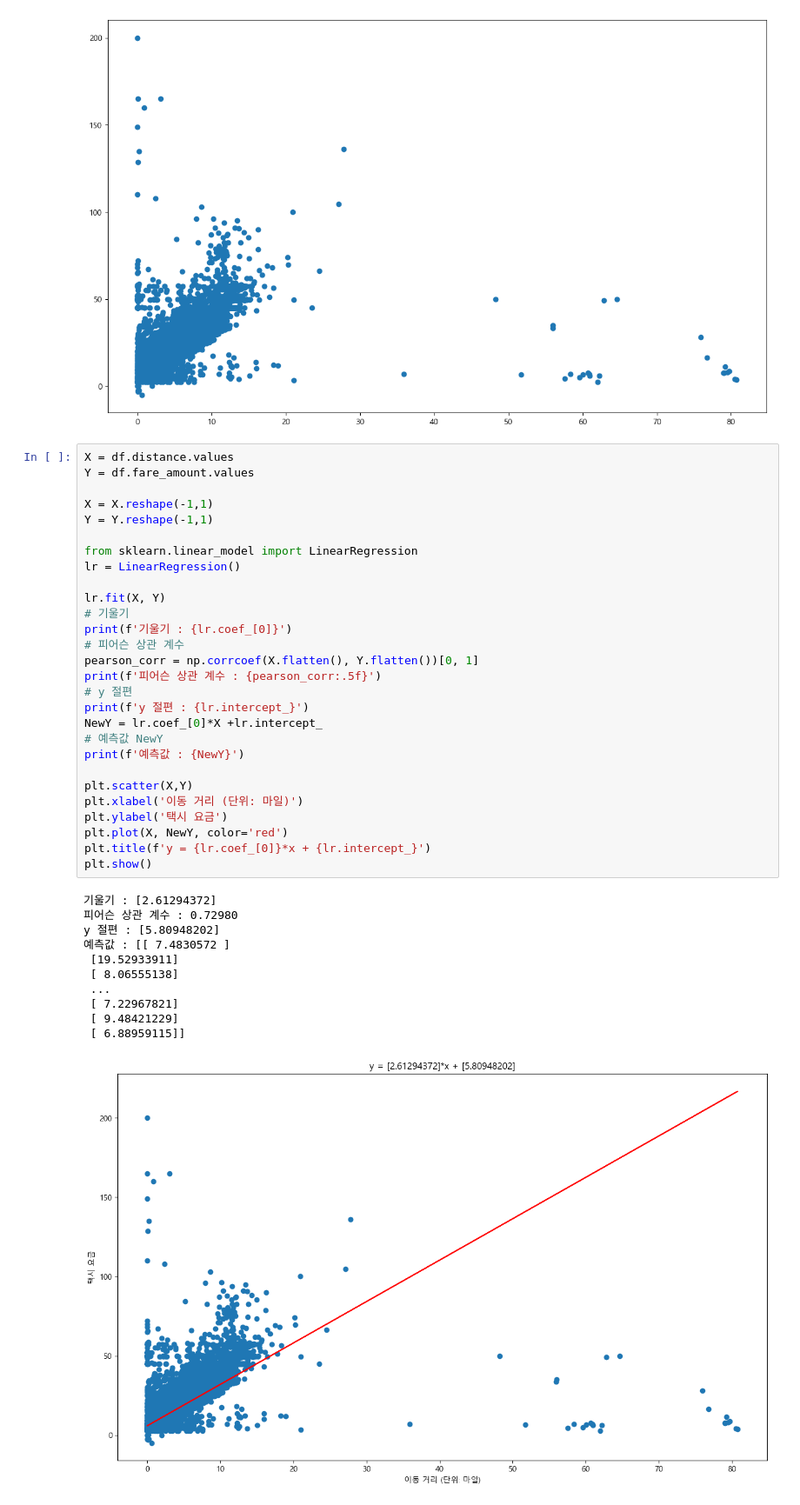
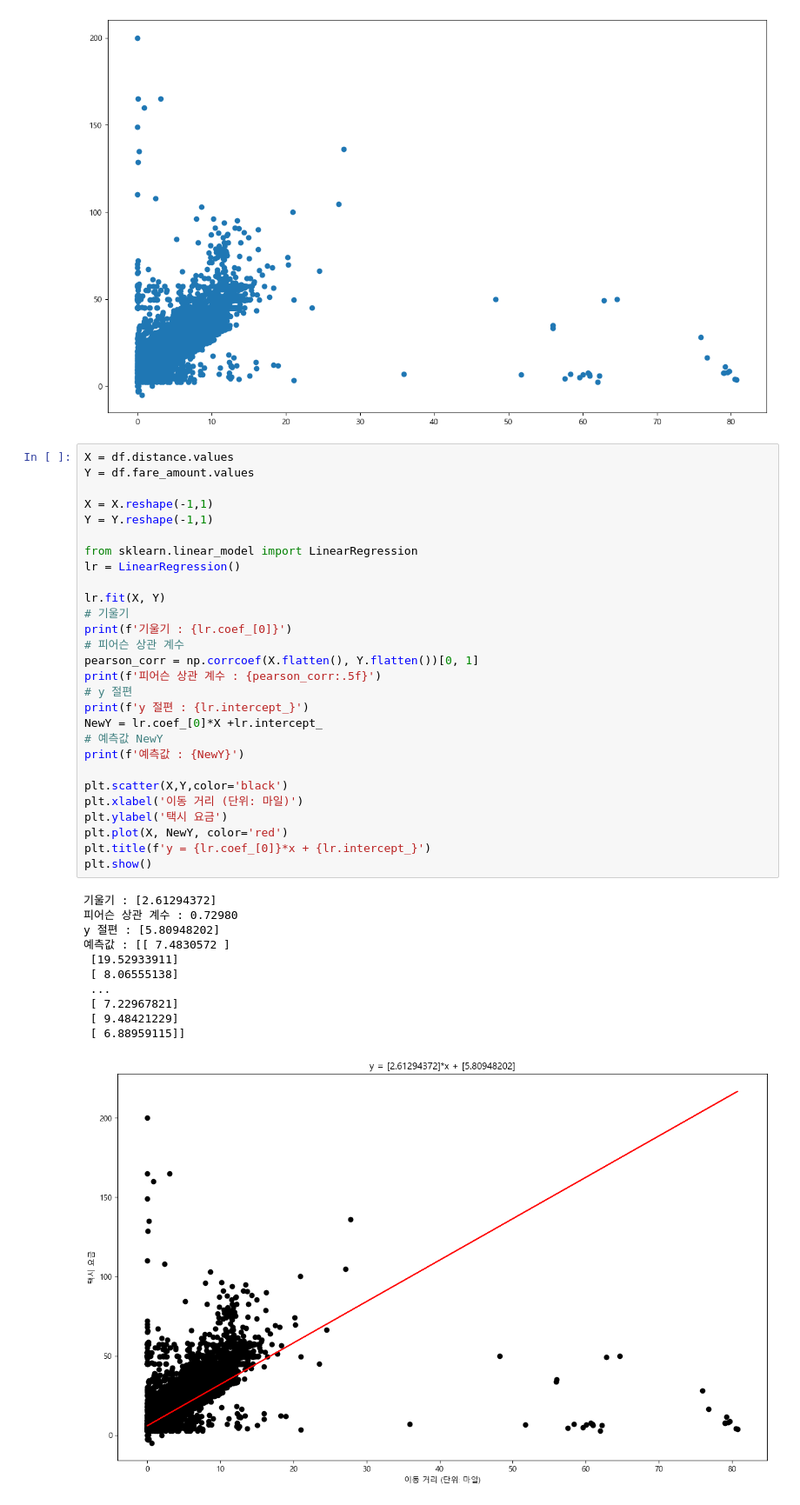
Before and after one commit to youngbeom9/healthcare_bigdata_pratice, a Jupyter notebook: new_york_taxi.ipynb, the cells around one changed output. Shown: that part at 87% size. Drawn from its saved outputs; the diff is of its cells as text.

```diff
--- a/new_york_taxi.ipynb
+++ b/new_york_taxi.ipynb
@@ -75,35 +75,35 @@ from sklearn.linear_model import LinearRegression
 lr = LinearRegression()
 
 lr.fit(X, Y)
 # 기울기
 print(f'기울기 : {lr.coef_[0]}')
 # 피어슨 상관 계수
 pearson_corr = np.corrcoef(X.flatten(), Y.flatten())[0, 1]
 print(f'피어슨 상관 계수 : {pearson_corr:.5f}')
 # y 절편
 print(f'y 절편 : {lr.intercept_}')
 NewY = lr.coef_[0]*X +lr.intercept_
 # 예측값 NewY
 print(f'예측값 : {NewY}')
 
-plt.scatter(X,Y)
+plt.scatter(X,Y,color='black')
 plt.xlabel('이동 거리 (단위: 마일)')
 plt.ylabel('택시 요금')
 plt.plot(X, NewY, color='red')
 plt.title(f'y = {lr.coef_[0]}*x + {lr.intercept_}')
 plt.show()
 # %% [output]
 기울기 : [2.61294372]
 피어슨 상관 계수 : 0.72980
 y 절편 : [5.80948202]
 예측값 : [[ 7.4830572 ]
  [19.52933911]
  [ 8.06555138]
  ...
  [ 7.22967821]
  [ 9.48421229]
  [ 6.88959115]]
-[figure, old version]
+[figure, new version]
 # %%
 import statsmodels.api as sm
 pd.set_option('display.notebook_repr_html', False)
```
Also changed, not shown: parts of 2 cells of this notebook.
